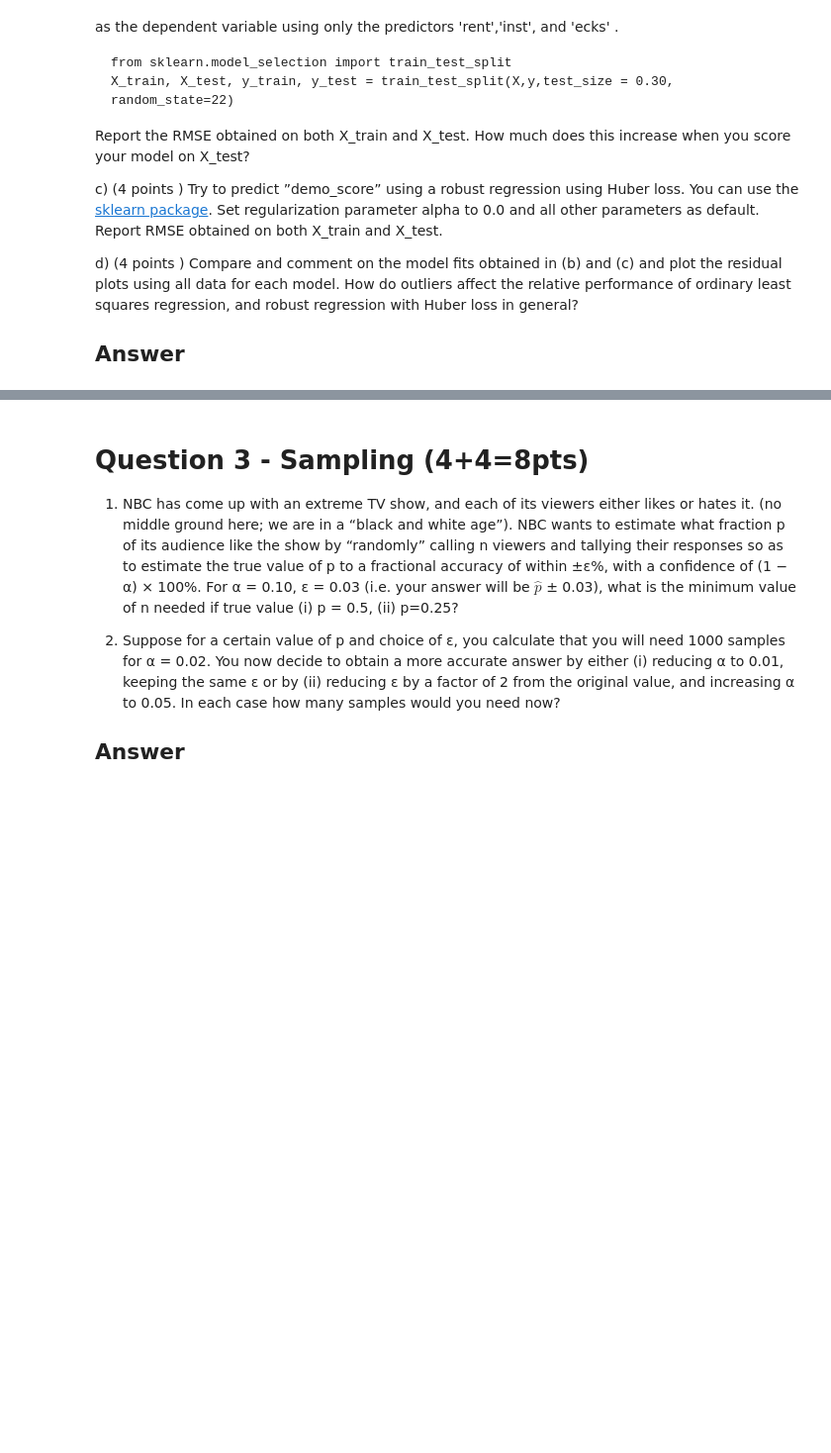
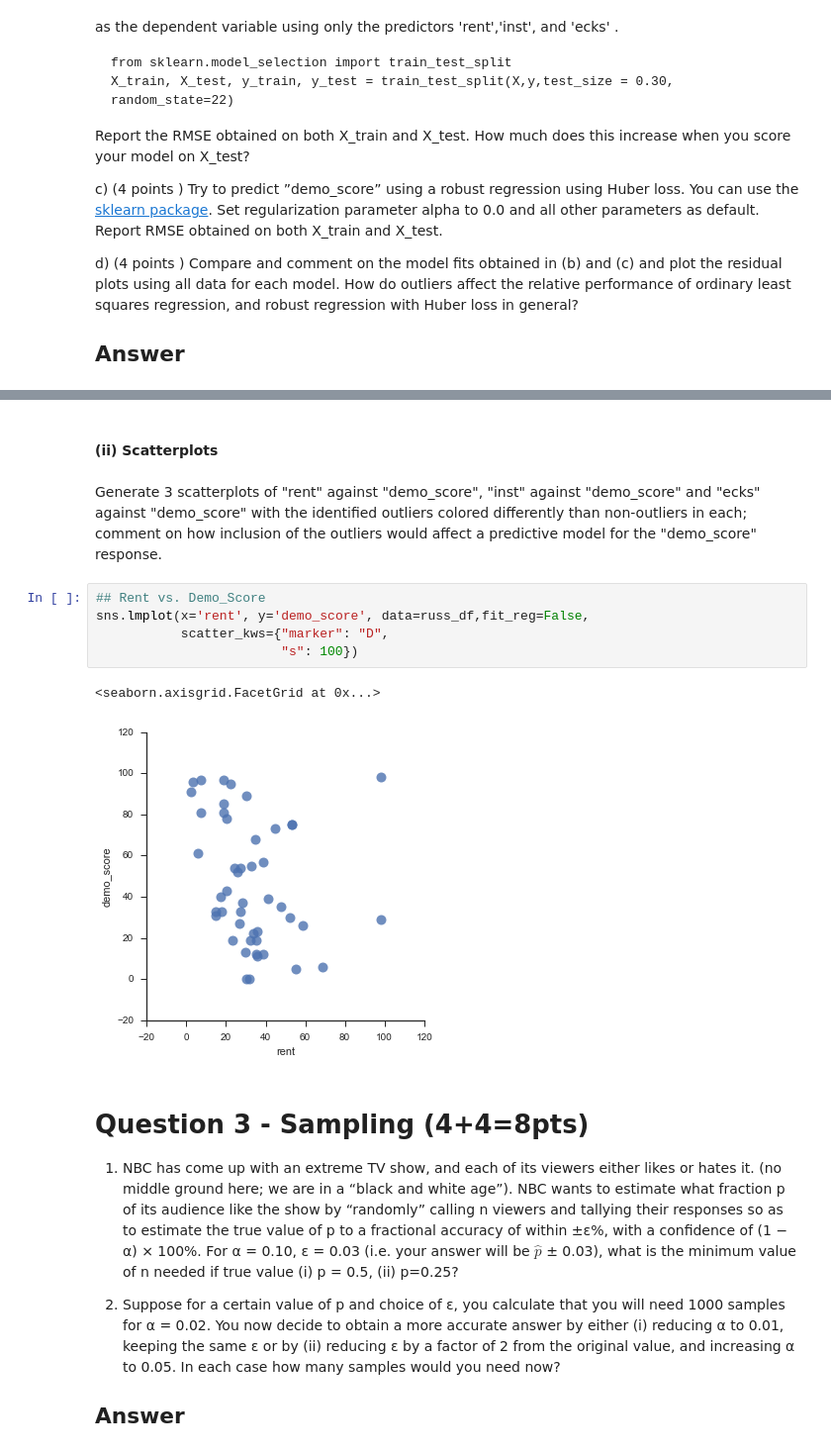
Before and after one commit to meysubb/Advanced_Pred_Models, a Jupyter notebook: Assignment_2/MIS382-HW2.ipynb, the cells around one changed output, grey strips where cells are left out. Shown at 99% size. Cells and saved outputs as stored; diff of their text form; blank space fills up the shorter version.

```diff
--- a/Assignment_2/MIS382-HW2.ipynb
+++ b/Assignment_2/MIS382-HW2.ipynb
@@ -47,3 +109,15 @@ d) (4 points ) Compare and comment on the model fits obtained in (b) and (c) and
+# %% [markdown]
+#### (ii) Scatterplots
+# %% [markdown]
+Generate 3 scatterplots of "rent" against "demo_score", "inst" against "demo_score" and "ecks" against "demo_score" with the identified outliers colored differently than non-outliers in each; comment on how inclusion of the outliers would affect a predictive model for the "demo_score" response.
+# %%
+## Rent vs. Demo_Score
+sns.lmplot(x='rent', y='demo_score', data=russ_df,fit_reg=False,
+           scatter_kws={"marker": "D",
+                        "s": 100})
+# %% [output]
+<seaborn.axisgrid.FacetGrid at 0x...>
+[figure, added]
 # %% [markdown]
 # Question 3 - Sampling (4+4=8pts)
 
```
Also changed, not shown: parts of 7 cells of this notebook.
